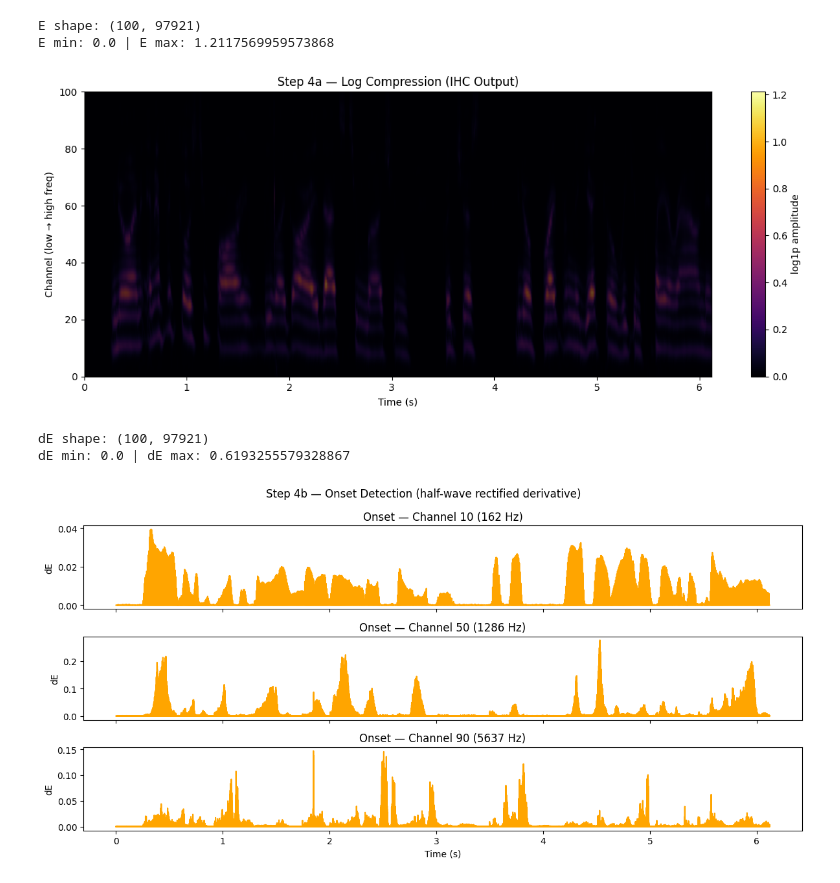
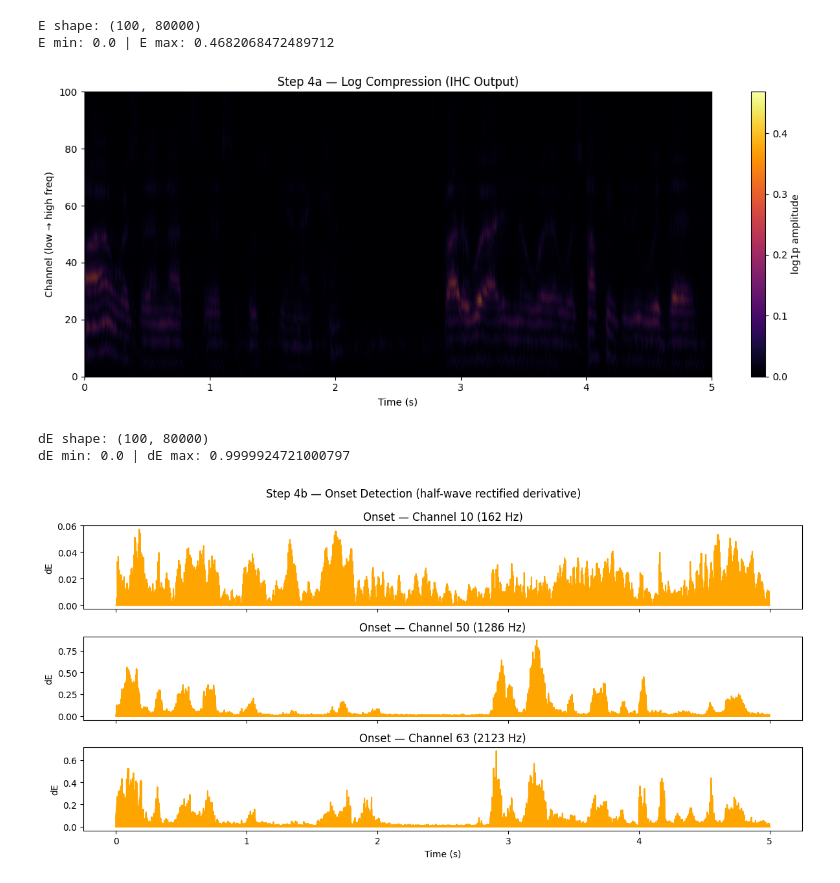
Before and after one commit to qphulong/snn_playground, a Jupyter notebook: main.ipynb, the cells around one changed output. Drawn from its saved outputs; the diff is of its cells as text; code cells hidden in the pictures.

```diff
--- a/main.ipynb
+++ b/main.ipynb
@@ -8,7 +8,7 @@ from brian2 import *
 # ==============================
 # Step 1. Load audio
 # ==============================
-audio_path = "datasets/vox1/wav_dev/id10005/RSguOg1U-NA/00002.wav"
+audio_path = "datasets/vox1_small/id10019/id10019_00004/00001.wav"
 
 signal, sr = librosa.load(audio_path, sr=16000)
 
@@ -91,7 +92,7 @@ print("Samples per filter:", filtered_signals.shape[1])
 print("Global min value:", np.min(filtered_signals))
 print("Global max value:", np.max(filtered_signals))
 
-filters = [0, 5, 10, 20]  # indices to visualize
+filters = [30,35,40,45]  # indices to visualize
 selected = filtered_signals[filters]
 
 plt.figure(figsize=(12, len(filters) * 2))
@@ -126,7 +127,7 @@ Filter 20 center frequency: 319.88 Hz
 signals = filtered_signals
 n_channels, T = signals.shape
 
-alpha = 4.0
+alpha = 1.0
 E = np.log1p(alpha * np.maximum(signals, 0))
 
 print("E shape:", E.shape)
@@ -142,32 +143,36 @@ plt.colorbar(label="log1p amplitude")
 plt.tight_layout()
 plt.show()
 # %% [output]
-E shape: (100, 97921)
-E min: 0.0 | E max: 1.2117569959573868
+E shape: (100, 80000)
+E min: 0.0 | E max: 0.4682068472489712
-[figure, old version]
+[figure, new version]
 # %%
 # ==============================
 # Step 4b. Onset Detection
 # ==============================
 dE = np.diff(E, axis=1, prepend=E[:, :1])
 dE[dE < 0] = 0
 
+# Normalize to [0, 1]
+dE_max = np.max(dE) + 1e-6
+dE = dE / dE_max
+
 print("dE shape:", dE.shape)
 print("dE min:", dE.min(), "| dE max:", dE.max())
 
 fig, axes = plt.subplots(3, 1, figsize=(12, 6), sharex=True)
-for i, ch in enumerate([10, 50, 90]):
+for i, ch in enumerate([10, 50, 63]):
     axes[i].plot(np.arange(T) / sr, dE[ch], color='orange')
     axes[i].set_title(f"Onset — Channel {ch} ({cf[ch]:.0f} Hz)")
     axes[i].set_ylabel("dE")
 axes[-1].set_xlabel("Time (s)")
 plt.suptitle("Step 4b — Onset Detection (half-wave rectified derivative)")
 plt.tight_layout()
 plt.show()
 # %% [output]
-dE shape: (100, 97921)
-dE min: 0.0 | dE max: 0.6193255579328867
+dE shape: (100, 80000)
+dE min: 0.0 | dE max: 0.9999924721000797
-[figure, old version]
+[figure, new version]
 # %%
 # ==============================
 # Step 4c. Phase Signal (Half-Wave Rectification)
```
Also changed, not shown: parts of 12 cells of this notebook, 2 other files.
